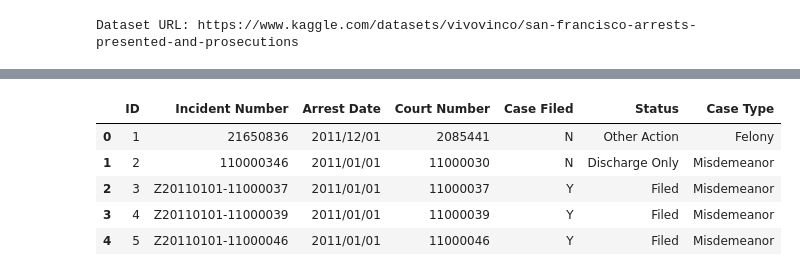
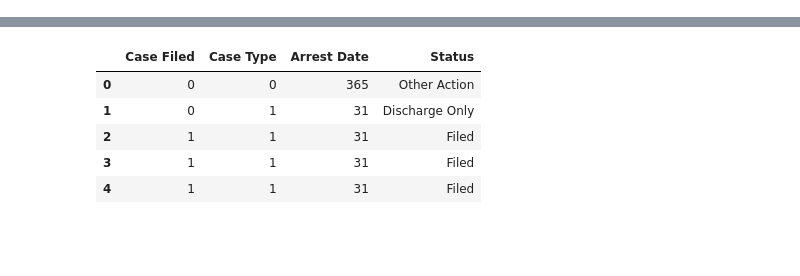
Before and after one commit to bugy121/ENG178_final_proj, a Jupyter notebook: final_proj.ipynb, the cells around one changed output, grey strips where cells are left out. Cells and saved outputs as stored; diff of their text form; code cells hidden in the pictures; blank space fills up the shorter version.

```diff
--- a/final_proj.ipynb
+++ b/final_proj.ipynb
@@ -8,8 +11,4 @@ from sklearn.metrics import classification_report, accuracy_score
 import kaggle
-# %%
-kaggle.api.dataset_download_files("vivovinco/san-francisco-arrests-presented-and-prosecutions", path="data", unzip=True)
-# %% [output]
-Dataset URL: https://www.kaggle.com/datasets/vivovinco/san-francisco-arrests-presented-and-prosecutions
 # %%
 data = pd.read_csv("data/Arrests_Presented_and_Prosecutions.csv")
 data.head()
@@ -30,16 +30,33 @@ data.head()
 | 2 | 3 | Z20110101-11000037 | 2011/01/01 | 11000037 | Y | Filed | [23152(A), 23152(B), 12500(A)] | ... |
 | 3 | 4 | Z20110101-11000039 | 2011/01/01 | 11000039 | Y | Filed | [23152(A), 23152(B), 14601.2(A)] | ... |
 | 4 | 5 | Z20110101-11000046 | 2011/01/01 | 11000046 | Y | Filed | [14601(A), 23152(A), 23152(B)] | ... |
-# %%
-#This is for the case of removing the suspect charge list and training using other metrics
-data_no_charge = data.drop(['Suspect Charge List'], axis=1)
-data_no_charge.head()
-# %% [output]
-|  | ID | Incident Number | Arrest Date | Court Number | Case Filed | Status | Case Type |
-| 0 | 1 | 21650836 | 2011/12/01 | 2085441 | N | Other Action | Felony |
-| 1 | 2 | 110000346 | 2011/01/01 | 11000030 | N | Discharge Only | Misdemeanor |
-| 2 | 3 | Z20110101-11000037 | 2011/01/01 | 11000037 | Y | Filed | Misdemeanor |
-| 3 | 4 | Z20110101-11000039 | 2011/01/01 | 11000039 | Y | Filed | Misdemeanor |
-| 4 | 5 | Z20110101-11000046 | 2011/01/01 | 11000046 | Y | Filed | Misdemeanor |
+# %%
+#This is for the case of removing the suspect charge list and training using other metrics
+
+# Select the necessary columns
+data_no_charge = data[['Case Filed', 'Case Type', 'Arrest Date', 'Status']].copy()
+
+# Convert 'Arrest Date' to datetime
+data_no_charge['Arrest Date'] = pd.to_datetime(data_no_charge['Arrest Date'])
+
+# Define a reference date
+reference_date = pd.to_datetime("2010-12-01")
+
+# Subtract the reference date to calculate days
+data_no_charge['Arrest Date'] = (data_no_charge['Arrest Date'] - reference_date).dt.days
+
+# Encode categorical variables
+label_encoder = LabelEncoder()
+data_no_charge['Case Filed'] = label_encoder.fit_transform(data_no_charge['Case Filed'])
+data_no_charge['Case Type'] = label_encoder.fit_transform(data_no_charge['Case Type'])
+
+data_no_charge.head()
+# %% [output]
+|  | Case Filed | Case Type | Arrest Date | Status |
+| 0 | 0 | 0 | 365 | Other Action |
+| 1 | 0 | 1 | 31 | Discharge Only |
+| 2 | 1 | 1 | 31 | Filed |
+| 3 | 1 | 1 | 31 | Filed |
+| 4 | 1 | 1 | 31 | Filed |
 # %%
 #setting training and test data
```
Also changed, not shown: parts of 13 cells of this notebook.
